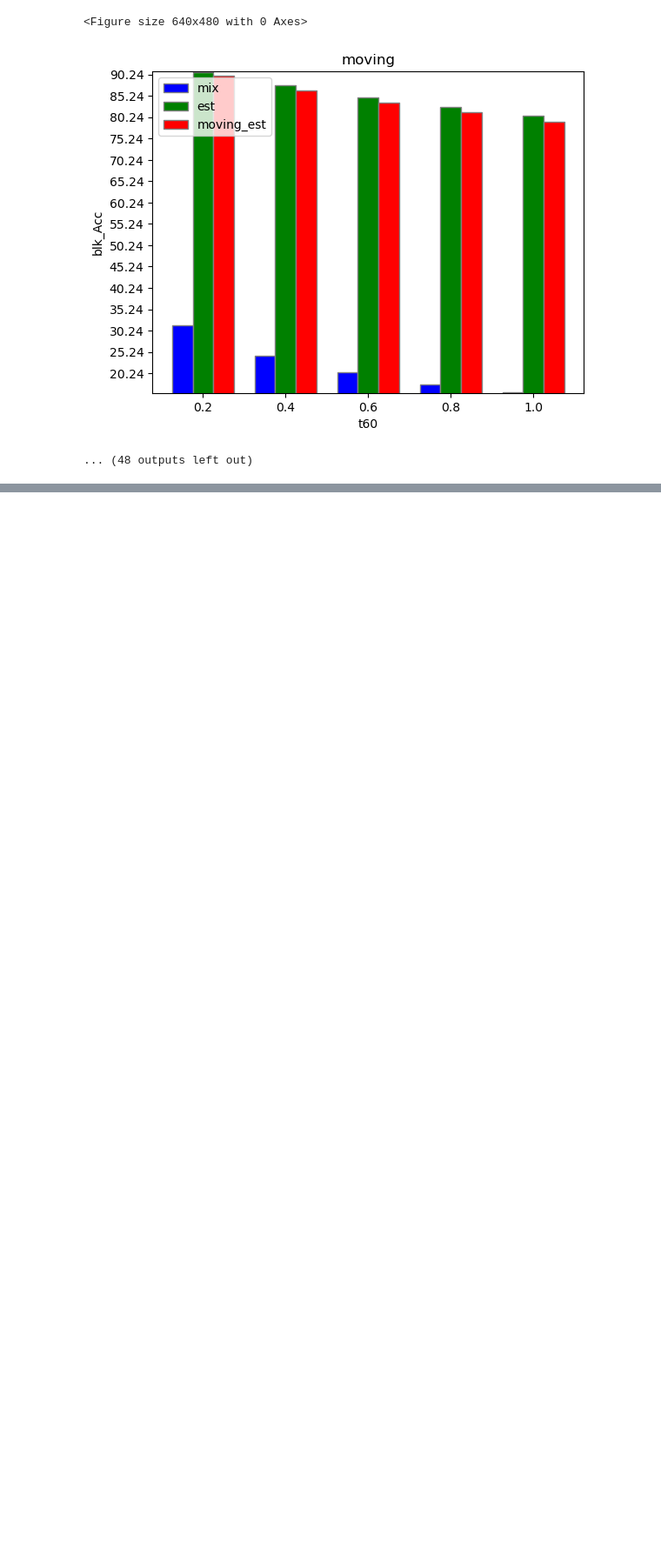
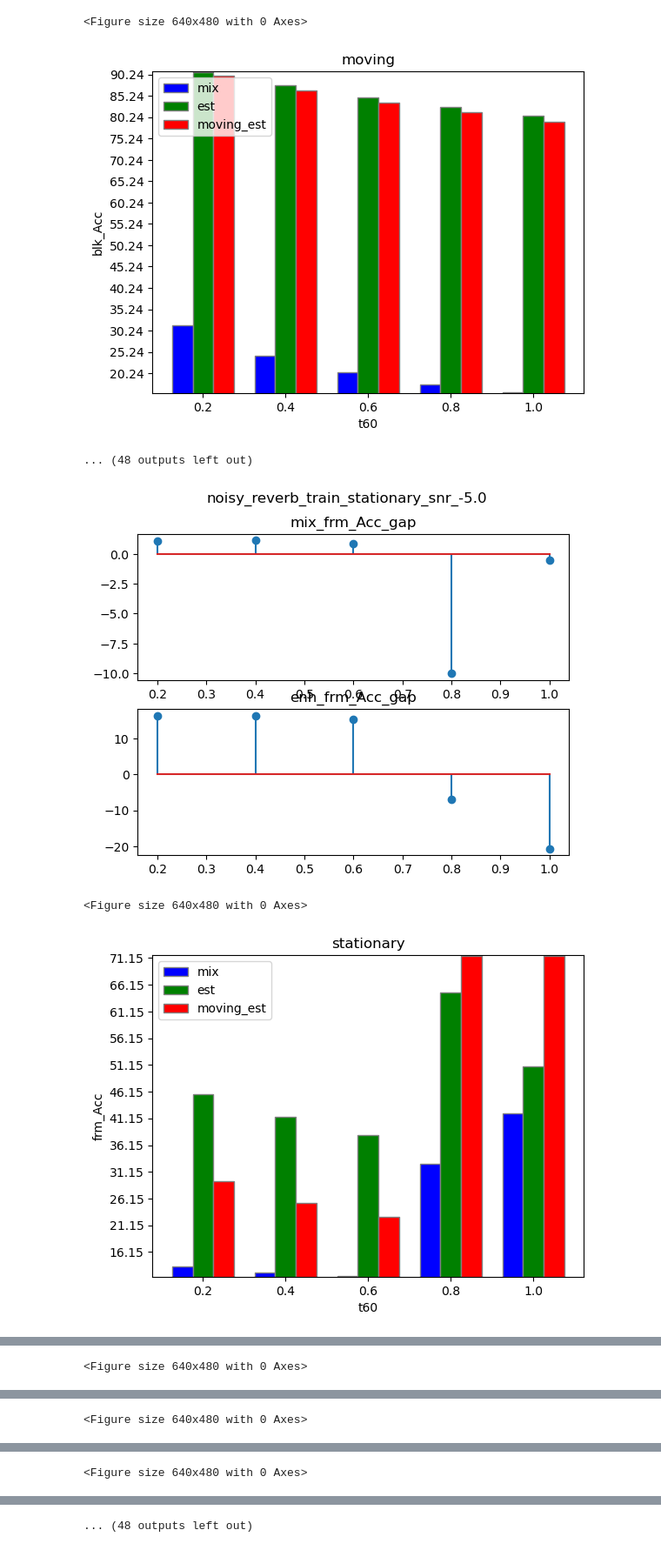
Before and after one commit to ssnani/Code, a Jupyter notebook: analysis.ipynb, the cells around one changed output, grey strips where cells are left out. Shown at 87% size. Cells and saved outputs as stored; diff of their text form; code cells hidden in the pictures; blank space fills up the shorter version.

Commit message:
MIMO changes with updated loss, parser arguments

```diff
--- a/analysis.ipynb
+++ b/analysis.ipynb
@@ -44,7 +44,7 @@ def bar_plot(mix_data, est_data, mvng_est_data, x_axis_lst, ylabel, title):
                 plt.yticks(np.arange(min_val-0.5, max_val+0.5, step=5))
                 plt.ylim([min_val-0.1, max_val+ 0.1])
 # %%
-def get_metrics(exp_dict, mic_idx, train, var_list, var2, metric, dataset_condition, comparison_domain, scenarios):
+def get_metrics(exp_dict, mic_idx, train, var_list, var2, metric, dataset_condition, comparison_domain, scenarios, model_type):
     #Getting list of each case
     mix_metrics = []
     enh_metrics = []
@@ -64,7 +64,10 @@ def get_metrics(exp_dict, mic_idx, train, var_list, var2, metric, dataset_condit
             else:
                 exp_app_str = ''
 
-            key_str = f'train_{train}_mic_idx_{mic_idx}_test_{test}_{exp_app_str}' if comparison_domain!="doa" else f'train_{train}_test_{test}_{exp_app_str}'
+            if model_type == "miso":
+                key_str = f'train_{train}_mic_idx_{mic_idx}_test_{test}_{exp_app_str}' if comparison_domain!="doa" else f'train_{train}_test_{test}_{exp_app_str}'
+            elif model_type =="mimo":
+                key_str = f'train_{train}_test_{test}_{exp_app_str}'
 
             metrics = exp_dict[key_str]._asdict()
             start_phrase = "est" if comparison_domain =="doa" else "enh"
@@ -97,8 +100,8 @@ def perf_gap(stat_list, mvng_list):
     return [i-j for i,j in zip(stat_list, mvng_list)]
 # %%
 
-def analysis(exp_dict, mic_idx, train, var_list, var2, metric, dataset_condition, comparison_domain, scenarios):
-    mix_metric, enh_metric, mvng_metric, mvng_mix_metric = get_metrics(exp_dict, mic_idx, train, var_list, var2, metric=metric, dataset_condition=dataset_condition, comparison_domain=comparison_domain, scenarios=scenarios)
+def analysis(exp_dict, mic_idx, train, var_list, var2, metric, dataset_condition, comparison_domain, scenarios, model_type):
+    mix_metric, enh_metric, mvng_metric, mvng_mix_metric = get_metrics(exp_dict, mic_idx, train, var_list, var2, metric=metric, dataset_condition=dataset_condition, comparison_domain=comparison_domain, scenarios=scenarios,model_type=model_type)
 
     mix_metric_gap = perf_gap(mix_metric, mvng_mix_metric)
     enh_metric_gap = perf_gap(enh_metric, mvng_metric)
@@ -149,19 +152,19 @@ doa_metrics = namedtuple('doa_metrics', ["mix_frm_Acc", "est_frm_Acc", "mix_blk_
 dataset_condition = "noisy_reverb"
 mic_idx = 0
 train = 'moving'
-
+model_type = "miso"
 for comparison_domain in [ "doa", "se"]:
     exp_dict = torch.load(f'../Logs/{dataset_condition}/{dataset_condition}_{comparison_domain}_results.pt')
     _metrics = se_metrics_lst if comparison_domain=="se" else doa_metrics_lst
     if dataset_condition !="noisy_reverb":
         var2, var_list = get_var_list(dataset_condition)
         for metric in _metrics:
-            analysis(exp_dict, mic_idx, train, var_list, var2, metric, dataset_condition, comparison_domain, scenarios)
+            analysis(exp_dict, mic_idx, train, var_list, var2, metric, dataset_condition, comparison_domain, scenarios, model_type)
     else:
         snr_list, t60_list = get_var_list(dataset_condition)
         for snr in snr_list:
             for metric in _metrics:
-                analysis(exp_dict, mic_idx, train, t60_list, snr, metric, dataset_condition, comparison_domain, scenarios)
+                analysis(exp_dict, mic_idx, train, t60_list, snr, metric, dataset_condition, comparison_domain, scenarios, model_type)
 # %% [output]
 [figure]
 <Figure size 640x480 with 0 Axes>
@@ -176,3 +179,34 @@ for comparison_domain in [ "doa", "se"]:
 <Figure size 640x480 with 0 Axes>
 [figure]
 ... (48 outputs left out)
+# %%
+#MIMO
+
+scenarios = ["stationary", "moving"]
+#comparison_domain=""
+se_metrics_lst = ["stoi", 'pesq_nb']
+doa_metrics_lst = ["frm_Acc", "blk_Acc"]
+from collections import namedtuple
+
+metrics = namedtuple('metrics', ["mix_stoi", "enh_stoi", "mix_pesq_nb", "enh_pesq_nb", "mix_frm_Acc", "est_frm_Acc", "mix_blk_Acc", "est_blk_Acc"])
+# %%
+dataset_condition = "noisy_reverb"
+train = 'stationary'
+mic_idx=-1
+model_type = "mimo"
+exp_dict = torch.load(f'../Logs/{dataset_condition}/{dataset_condition}_mimo_results.pt')
+for comparison_domain in [ "doa", "se"]:
+    _metrics = se_metrics_lst if comparison_domain=="se" else doa_metrics_lst
+    if dataset_condition !="noisy_reverb":
+        var2, var_list = get_var_list(dataset_condition)
+        for metric in _metrics:
+            analysis(exp_dict, mic_idx, train, var_list, var2, metric, dataset_condition, comparison_domain, scenarios, model_type)
+    else:
+        snr_list, t60_list = get_var_list(dataset_condition)
+        for snr in snr_list:
+            for metric in _metrics:
+                analysis(exp_dict, mic_idx, train, t60_list, snr, metric, dataset_condition, comparison_domain, scenarios, model_type)
+# %% [output]
+[figure, added]
+<Figure size 640x480 with 0 Axes>
+[figure, added]
@@ -178,0 +214 @@ for comparison_domain in [ "doa", "se"]:
+<Figure size 640x480 with 0 Axes>
@@ -178,0 +217 @@ for comparison_domain in [ "doa", "se"]:
+<Figure size 640x480 with 0 Axes>
@@ -178,0 +220 @@ for comparison_domain in [ "doa", "se"]:
+<Figure size 640x480 with 0 Axes>
@@ -178,0 +222 @@ for comparison_domain in [ "doa", "se"]:
+... (48 outputs left out)
```
Also changed, not shown: parts of 6 cells of this notebook, 9 other files.
